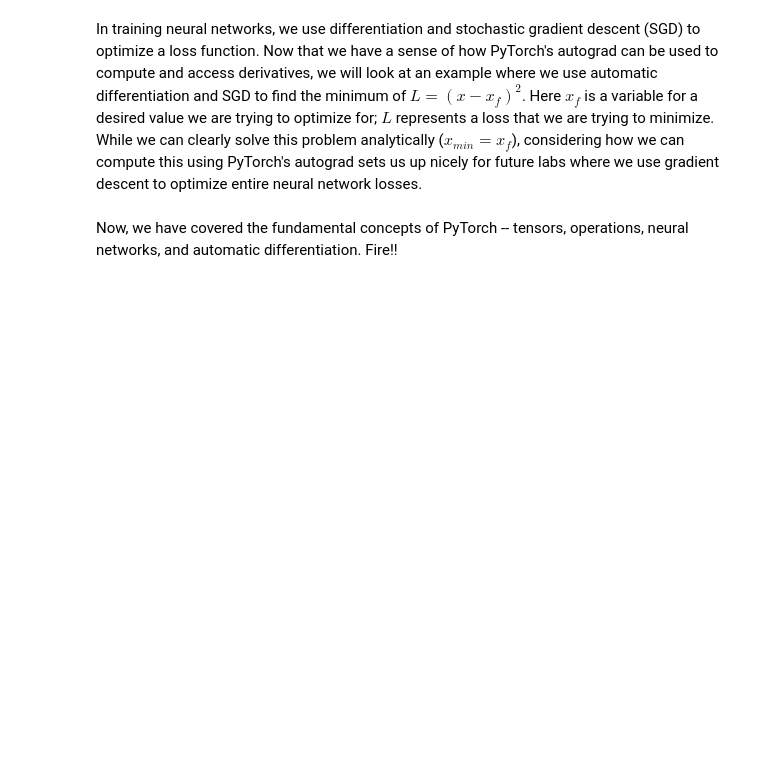
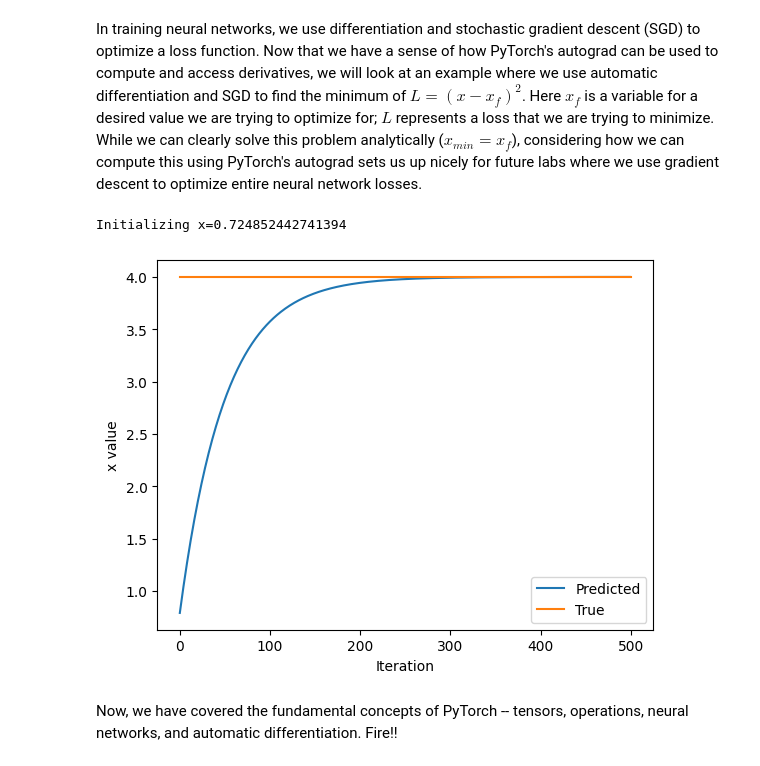
Before and after one commit to chtchi/introtodeeplearning, a Jupyter notebook: lab1/PT_Part1_Intro.ipynb, the cells around one changed output. Cells and saved outputs as stored; diff of their text form; code cells hidden in the pictures; blank space fills up the shorter version.

```diff
--- a/lab1/PT_Part1_Intro.ipynb
+++ b/lab1/PT_Part1_Intro.ipynb
@@ -300,33 +343,36 @@ In training neural networks, we use differentiation and stochastic gradient desc
 x = torch.randn(1)
 print(f"Initializing x={x.item()}")
 
 learning_rate = 1e-2  # Learning rate
 history = []
 x_f = 4  # Target value
 
 
 # We will run gradient descent for a number of iterations. At each iteration, we compute the loss,
 #   compute the derivative of the loss with respect to x, and perform the update.
 for i in range(500):
     x = torch.tensor([x], requires_grad=True)
 
     # TODO: Compute the loss as the square of the difference between x and x_f
-    loss = # TODO
+    loss = (x - x_f) ** 2# TODO
 
     # Backpropagate through the loss to compute gradients
     loss.backward()
 
     # Update x with gradient descent
     x = x.item() - learning_rate * x.grad
 
     history.append(x.item())
 
 # Plot the evolution of x as we optimize toward x_f!
 plt.plot(history)
 plt.plot([0, 500], [x_f, x_f])
 plt.legend(('Predicted', 'True'))
 plt.xlabel('Iteration')
 plt.ylabel('x value')
 plt.show()
+# %% [output]
+Initializing x=0.724852442741394
+[figure, added]
 # %% [markdown]
 Now, we have covered the fundamental concepts of PyTorch -- tensors, operations, neural networks, and automatic differentiation. Fire!!
```
Also changed, not shown: parts of 18 cells of this notebook.
